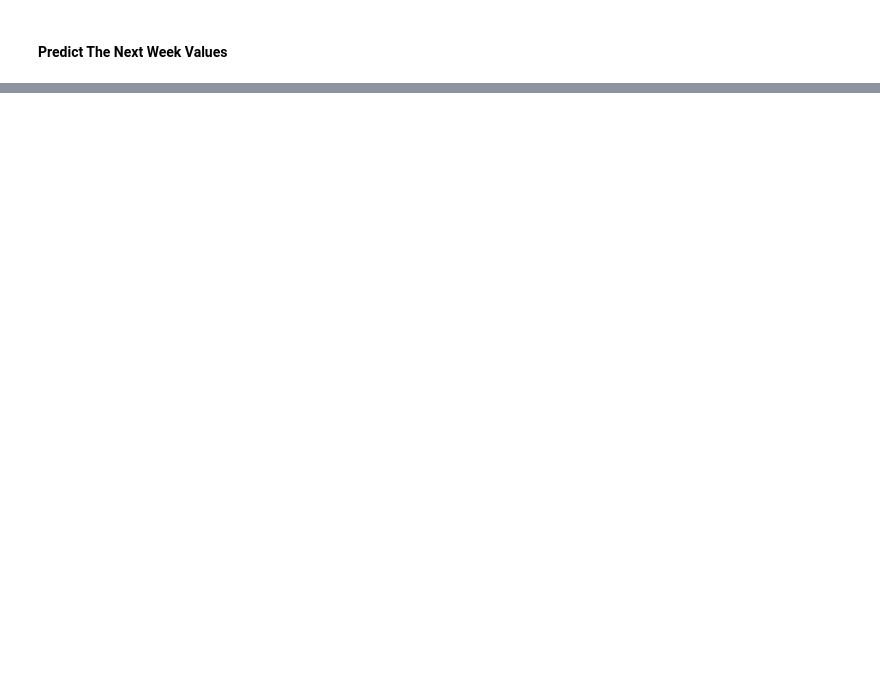
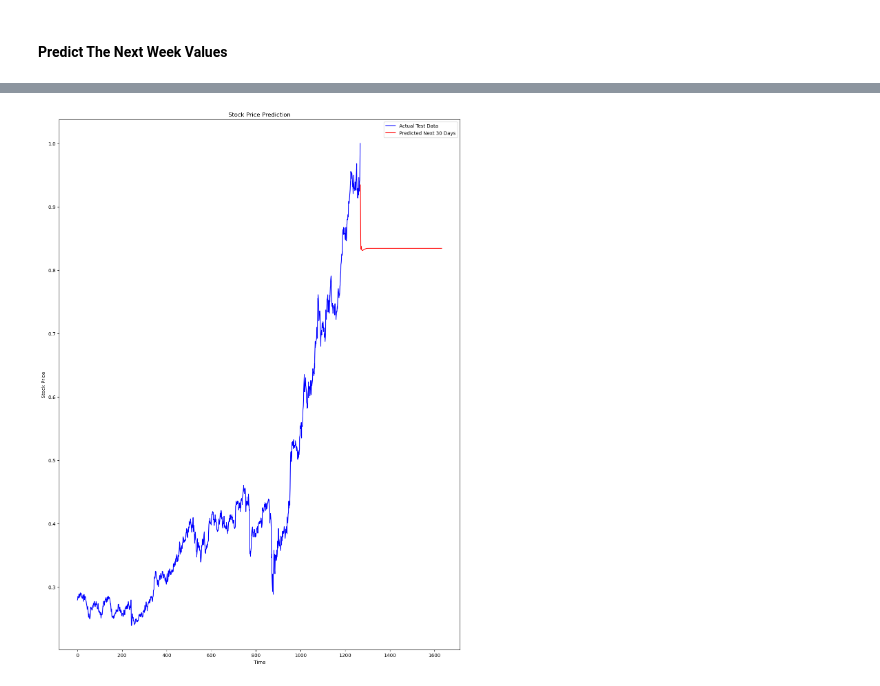
Before and after one commit to nilayjain12/Stock-Price-Prediction, a Jupyter notebook: notebooks/StockPricePrediction.ipynb, the cells around one changed output, grey strips where cells are left out. Cells and saved outputs as stored; diff of their text form; code cells hidden in the pictures; blank space fills up the shorter version.

```diff
--- a/notebooks/StockPricePrediction.ipynb
+++ b/notebooks/StockPricePrediction.ipynb
@@ -470,0 +548,27 @@ plt.show()
+# %%
+# Get the last sequence from the test data
+last_sequence_lstm = x_test[-1]  # shape (150, 3)
+
+# Create an empty list to store the predicted values
+predicted_stock_prices_lstm = []
+# %%
+# Predict the stock price for the next 30 days
+for _ in range(365):
+    # Reshape last_sequence to fit the model input shape (1, sequence_length, num_features)
+    last_sequence_reshaped_lstm = np.reshape(last_sequence_lstm, (1, last_sequence_lstm.shape[0], last_sequence_lstm.shape[1]))
+
+    # Predict the next stock price
+    next_price_lstm = model_lstm.predict(last_sequence_reshaped_lstm)
+
+    # Append the predicted price to the predicted_stock_prices list
+    predicted_stock_prices_lstm.append(next_price_lstm[0, 0])
+
+    # Prepare the next input sequence
+    # Remove the first element and add the new predicted price at the end
+    new_element_lstm = np.array([next_price_lstm[0, 0], last_sequence_lstm[-1, 1], last_sequence_lstm[-1, 2]])  # assuming 3 features
+    last_sequence_lstm = np.vstack((last_sequence_lstm[1:], new_element_lstm))
+
+# Convert predicted_stock_prices list to a numpy array
+predicted_stock_prices_lstm = np.array(predicted_stock_prices_lstm)
+
+print(predicted_stock_prices_lstm)
@@ -470,0 +593,12 @@ plt.show()
+# %%
+# Plot the actual test predictions and the predicted next 30 days
+plt.figure(figsize=(15, 20))
+plt.plot(range(len(y_test)), y_test, color='blue', label='Actual Test Data')
+plt.plot(range(len(y_test), len(y_test) + len(predicted_stock_prices_lstm)), predicted_stock_prices_lstm, color='red', label='Predicted Next 30 Days')
+plt.xlabel('Time')
+plt.ylabel('Stock Price')
+plt.title('Stock Price Prediction')
+plt.legend()
+plt.show()
+# %% [output]
+[figure, added]
```
Also changed, not shown: parts of 10 cells of this notebook, 3 other files.
